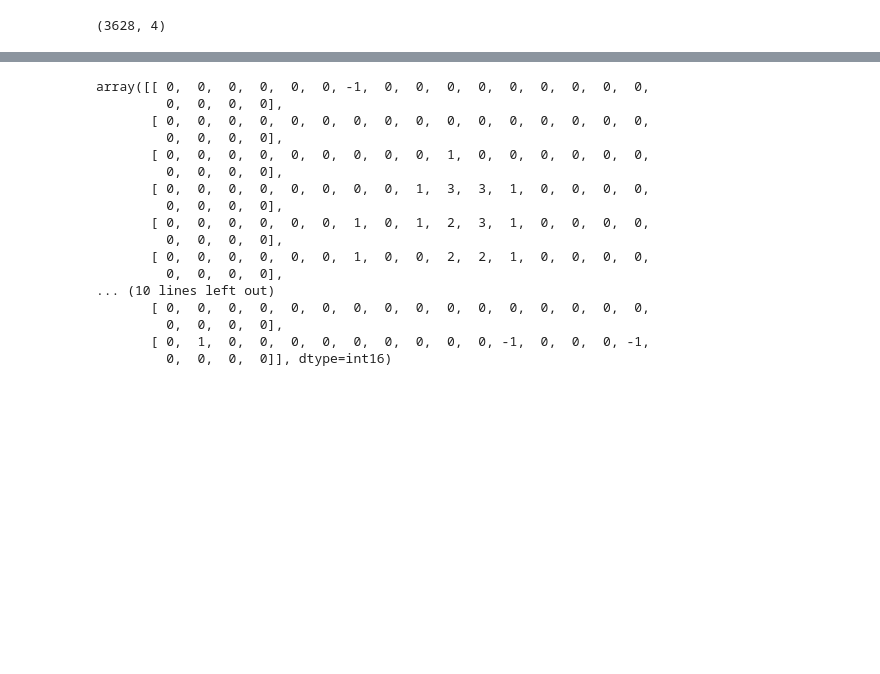
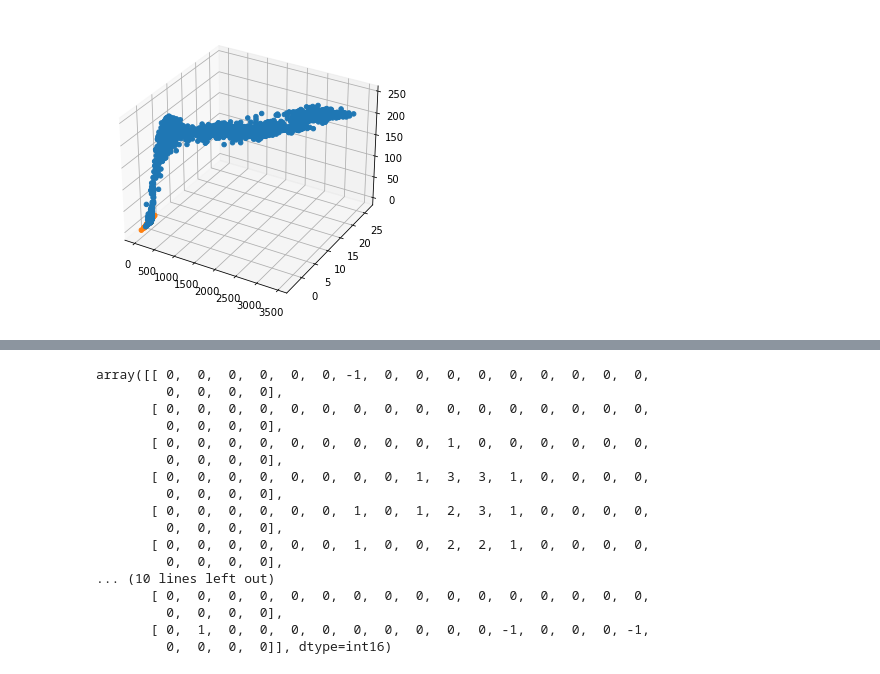
Before and after one commit to mmenzyns/ai-palm-rejection, a Jupyter notebook: data_processing/find_nontouches.ipynb, the cells around one changed output, grey strips where cells are left out. Saved outputs shown, nothing was run; the diff lists cells and outputs as text; code cells hidden in the pictures; blank space fills up the shorter version.

```diff
--- a/data_processing/find_nontouches.ipynb
+++ b/data_processing/find_nontouches.ipynb
@@ -30,9 +27,4 @@ touches = np.clip(touches, a_min=-10, a_max=245)
 nontouches = np.clip(nontouches, a_min=-10, a_max=245)
-# %%
-len(data)
-data.shape
-# %% [output]
-(3628, 4)
 # %%
 touches_vars = np.var(touches, axis=(1,2))
 touches_means = np.mean(touches, axis=(1,2))
@@ -47,3 +47,14 @@ data = pd.concat([
     pd.DataFrame({'vars': touches_vars, 'means': touches_means, 'max_values': touches_max_values, 'touches': True}),
     pd.DataFrame({'vars': nontouches_vars, 'means': nontouches_means, 'max_values': nontouches_max_values, 'touches': False})
 ])
+# %%
+from mpl_toolkits.mplot3d import Axes3D
+from matplotlib.colors import ListedColormap
+ax = Axes3D(plt.figure())
+cmap = ListedColormap(sns.color_palette("husl", 256).as_hex())
+
+ax.scatter(touches_vars, touches_means, touches_max_values, marker='o', cmap=cmap, alpha=1, zorder=1)
+ax.scatter(nontouches_vars, nontouches_means, nontouches_max_values, marker='o', cmap=cmap, alpha=1, zorder=2)
+plt.savefig('nontouch_features.pdf')
+# %% [output]
+[figure, added]
```
Also changed, not shown: parts of 11 cells of this notebook, 6 other files.
